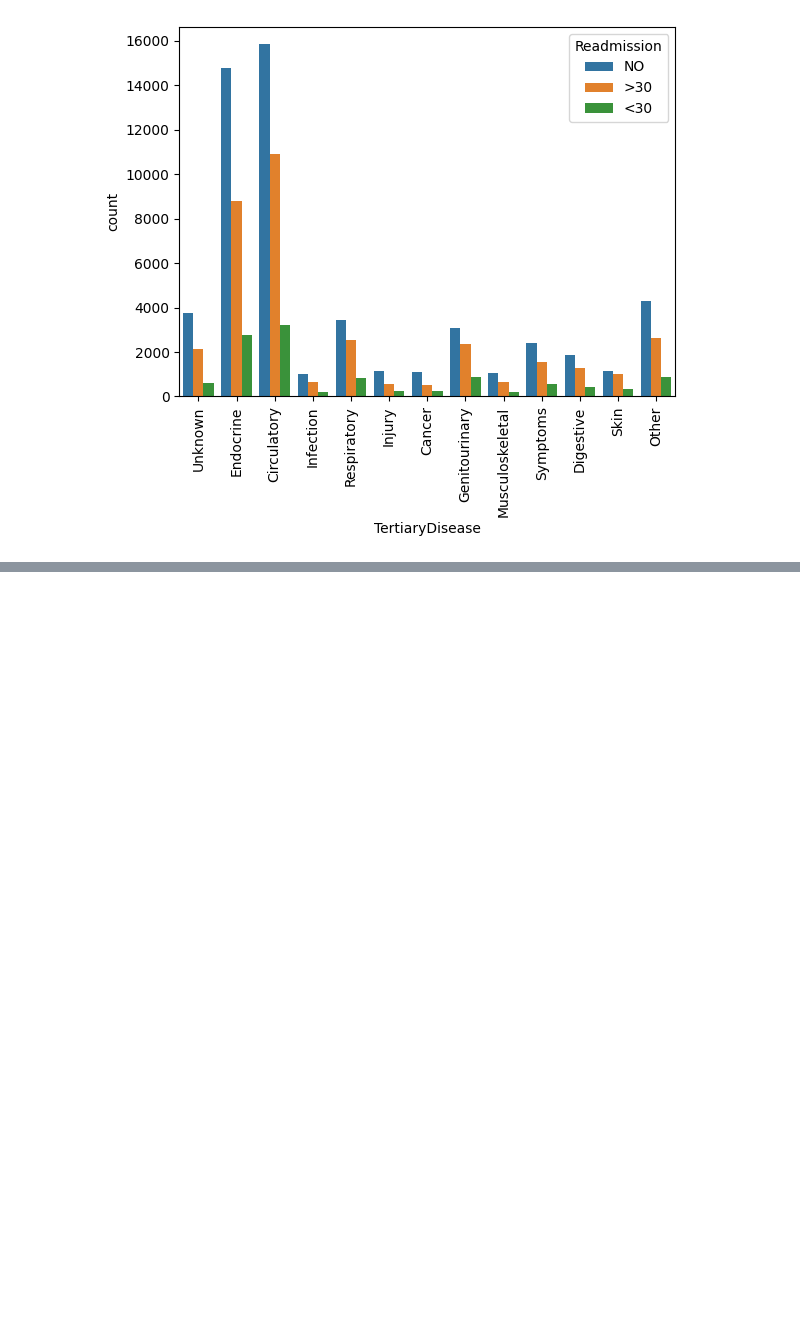
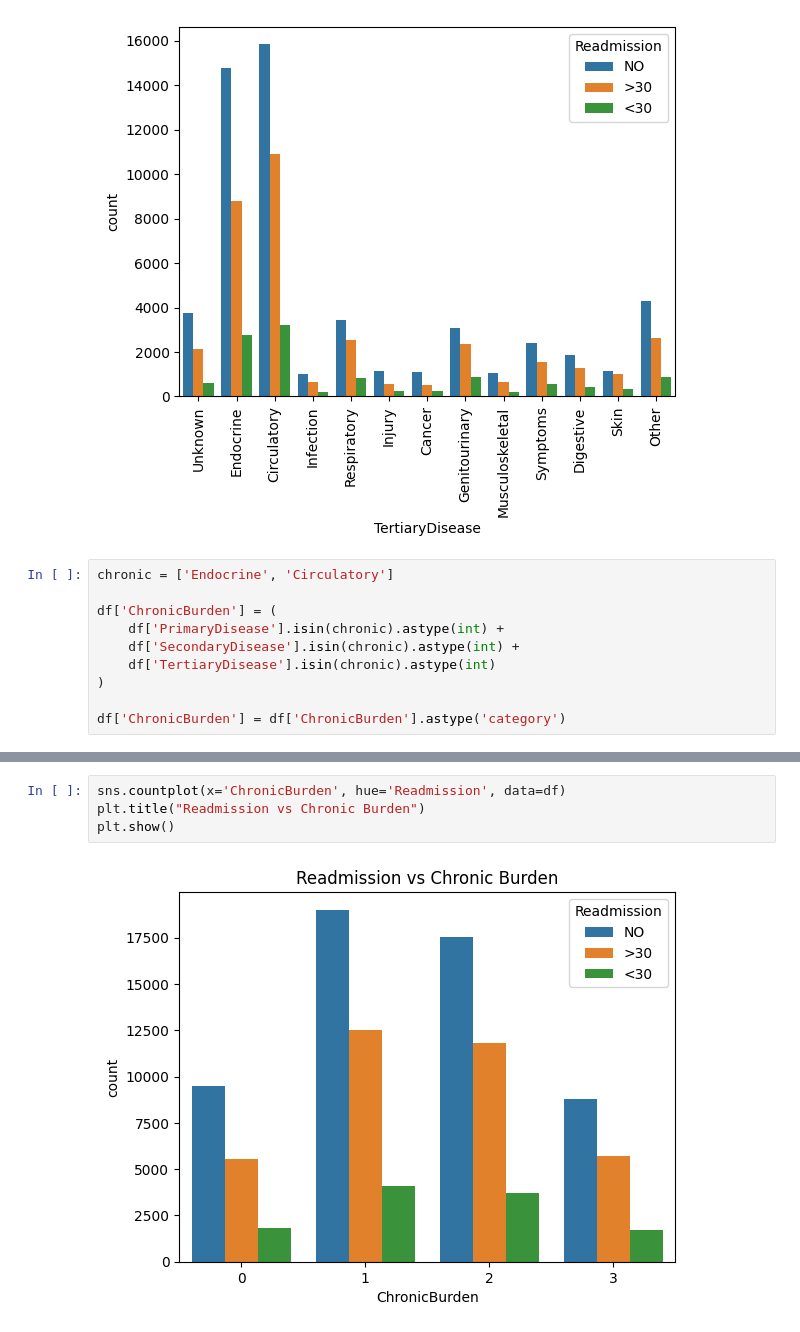
Before and after one commit to akashkumar181/Advanced-Model-For-Clinical-Pattern-Mining-for-Readmission-Risk-among-Diabetes-Patients, a Jupyter notebook: Model.ipynb, the cells around one changed output, grey strips where cells are left out. Cells and saved outputs as stored; diff of their text form; blank space fills up the shorter version.

```diff
--- a/Model.ipynb
+++ b/Model.ipynb
@@ -1148,3 +1148,13 @@ plt.xticks(rotation=90)
   Text(11, 0, 'Skin'),
   Text(12, 0, 'Other')])
 [figure]
+# %%
+chronic = ['Endocrine', 'Circulatory']
+
+df['ChronicBurden'] = (
+    df['PrimaryDisease'].isin(chronic).astype(int) +
+    df['SecondaryDisease'].isin(chronic).astype(int) +
+    df['TertiaryDisease'].isin(chronic).astype(int)
+)
+
+df['ChronicBurden'] = df['ChronicBurden'].astype('category')
@@ -1150,0 +1203,6 @@ plt.xticks(rotation=90)
+# %%
+sns.countplot(x='ChronicBurden', hue='Readmission', data=df)
+plt.title("Readmission vs Chronic Burden")
+plt.show()
+# %% [output]
+[figure, added]
```
Also changed, not shown: parts of 14 cells of this notebook.
